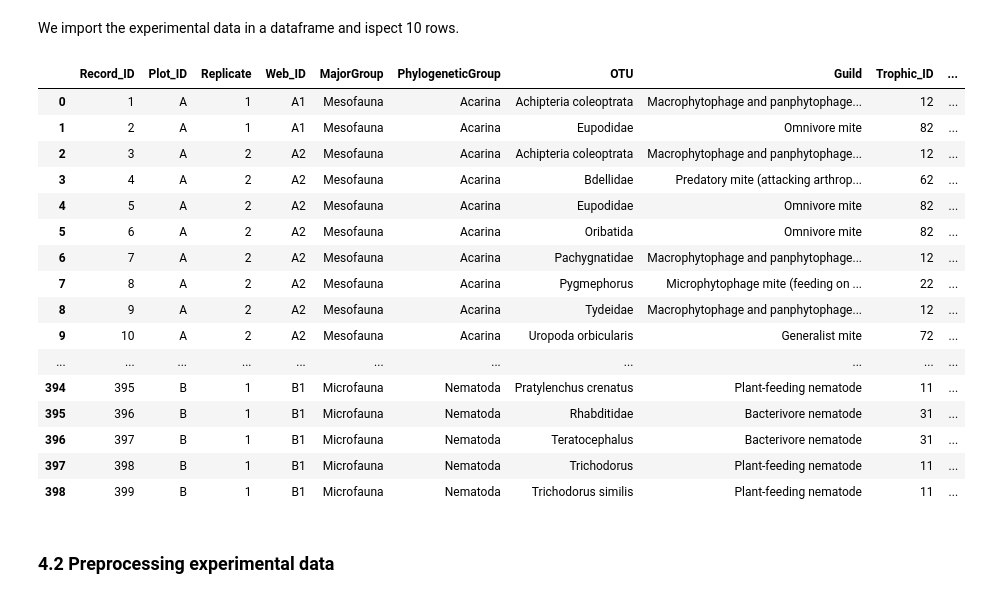
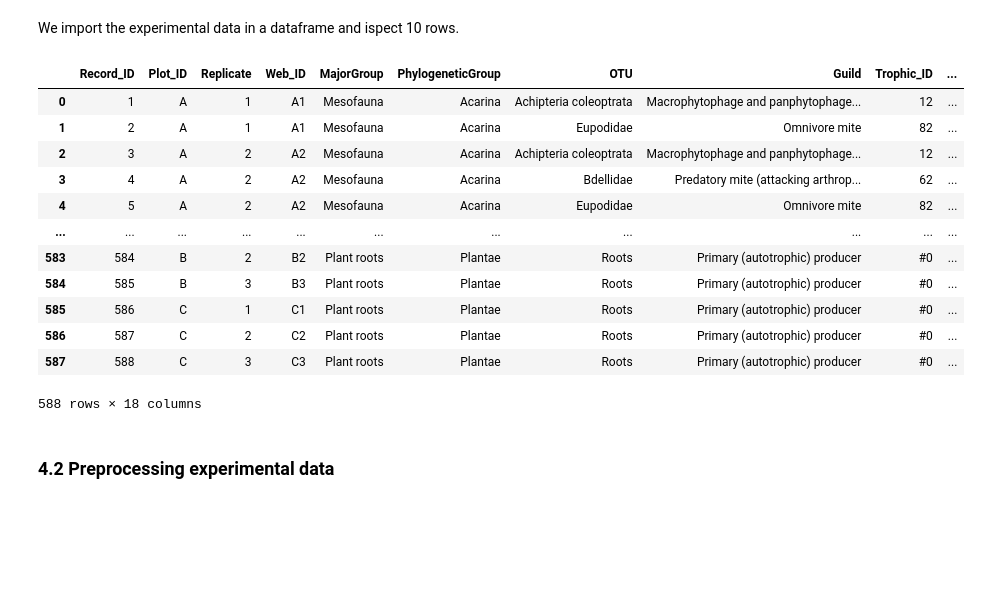
Before and after one commit to MartinMarzi/BEFANA, a Jupyter notebook: 4-adding experimental data.ipynb, the cells around one changed output. Drawn from its saved outputs; the diff is of its cells as text; code cells hidden in the pictures; blank space fills up the shorter version.

Commit message:
added links to data

```diff
--- a/4-adding experimental data.ipynb
+++ b/4-adding experimental data.ipynb
@@ -17,27 +20,23 @@ G = nx.read_gpickle('results/G.pickle')
 # %% [markdown]
 We import the experimental data in a dataframe and ispect 10 rows.
 # %%
-df_field = pd.read_csv("data/RecastingFieldExperiment.txt", sep="\t")
+df_field = pd.read_csv("https://raw.githubusercontent.com/MartinMarzi/BEFANA/main/data/RecastingFieldExperiment.txt", sep="\t")
 #pd.set_option("max_rows", 10)
 df_field
 # %% [output]
 |  | Record_ID | Plot_ID | Replicate | Web_ID | MajorGroup | PhylogeneticGroup | OTU | Guild | Trophic_ID | ... |
 | 0 | 1 | A | 1 | A1 | Mesofauna | Acarina | Achipteria coleoptrata | Macrophytophage and panphytophage... | 12 | ... |
 | 1 | 2 | A | 1 | A1 | Mesofauna | Acarina | Eupodidae | Omnivore mite | 82 | ... |
 | 2 | 3 | A | 2 | A2 | Mesofauna | Acarina | Achipteria coleoptrata | Macrophytophage and panphytophage... | 12 | ... |
 | 3 | 4 | A | 2 | A2 | Mesofauna | Acarina | Bdellidae | Predatory mite (attacking arthrop... | 62 | ... |
 | 4 | 5 | A | 2 | A2 | Mesofauna | Acarina | Eupodidae | Omnivore mite | 82 | ... |
-| 5 | 6 | A | 2 | A2 | Mesofauna | Acarina | Oribatida | Omnivore mite | 82 | ... |
-| 6 | 7 | A | 2 | A2 | Mesofauna | Acarina | Pachygnatidae | Macrophytophage and panphytophage... | 12 | ... |
-| 7 | 8 | A | 2 | A2 | Mesofauna | Acarina | Pygmephorus | Microphytophage mite (feeding on ... | 22 | ... |
-| 8 | 9 | A | 2 | A2 | Mesofauna | Acarina | Tydeidae | Macrophytophage and panphytophage... | 12 | ... |
-| 9 | 10 | A | 2 | A2 | Mesofauna | Acarina | Uropoda orbicularis | Generalist mite | 72 | ... |
 | ... | ... | ... | ... | ... | ... | ... | ... | ... | ... | ... |
-| 394 | 395 | B | 1 | B1 | Microfauna | Nematoda | Pratylenchus crenatus | Plant-feeding nematode | 11 | ... |
-| 395 | 396 | B | 1 | B1 | Microfauna | Nematoda | Rhabditidae | Bacterivore nematode | 31 | ... |
-| 396 | 397 | B | 1 | B1 | Microfauna | Nematoda | Teratocephalus | Bacterivore nematode | 31 | ... |
-| 397 | 398 | B | 1 | B1 | Microfauna | Nematoda | Trichodorus | Plant-feeding nematode | 11 | ... |
-| 398 | 399 | B | 1 | B1 | Microfauna | Nematoda | Trichodorus similis | Plant-feeding nematode | 11 | ... |
+| 583 | 584 | B | 2 | B2 | Plant roots | Plantae | Roots | Primary (autotrophic) producer | #0 | ... |
+| 584 | 585 | B | 3 | B3 | Plant roots | Plantae | Roots | Primary (autotrophic) producer | #0 | ... |
+| 585 | 586 | C | 1 | C1 | Plant roots | Plantae | Roots | Primary (autotrophic) producer | #0 | ... |
+| 586 | 587 | C | 2 | C2 | Plant roots | Plantae | Roots | Primary (autotrophic) producer | #0 | ... |
+| 587 | 588 | C | 3 | C3 | Plant roots | Plantae | Roots | Primary (autotrophic) producer | #0 | ... |
+588 rows × 18 columns
 # %% [markdown]
 ### 4.2 Preprocessing experimental data
 # %% [markdown]
```
Also changed, not shown: parts of 1 cell of this notebook, 6 other files.
